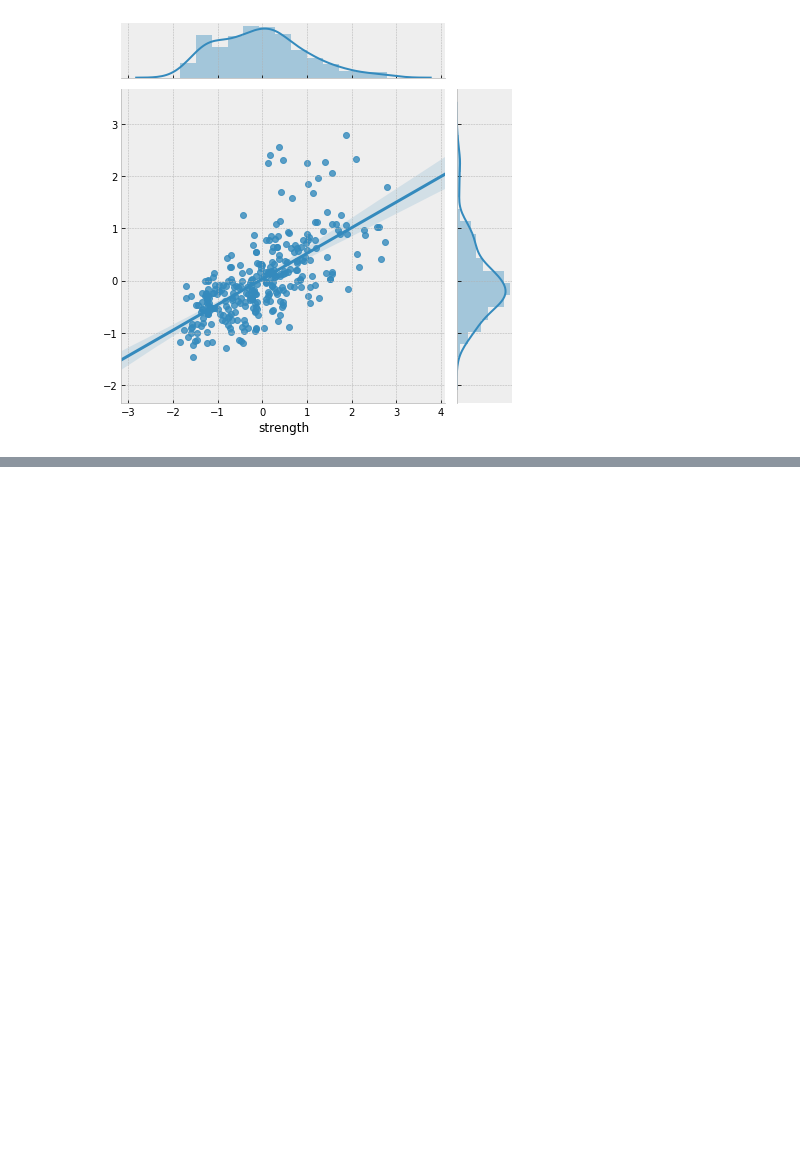
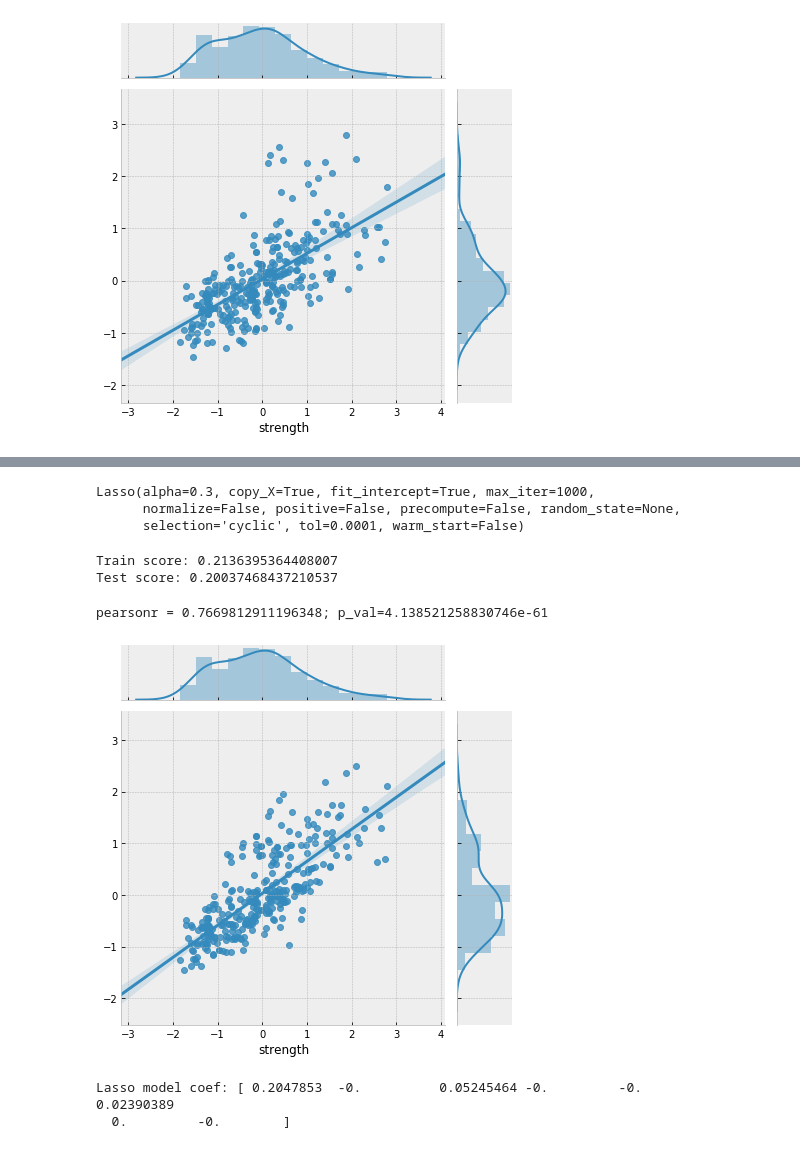
Before and after one commit to imanjunathn/FeatureEngineering, a Jupyter notebook: FMT.ipynb, the cells around one changed output, grey strips where cells are left out. Saved outputs shown, nothing was run; the diff lists cells and outputs as text; code cells hidden in the pictures; blank space fills up the shorter version.

```diff
--- a/FMT.ipynb
+++ b/FMT.ipynb
@@ -839,0 +1100,28 @@ pearsonr = 0.6486602565799491; p_val=2.772412515351945e-38
+# %%
+lasso_model = Lasso(alpha=0.3)
+lasso_model.fit(X_train,y_train)
+# %% [output]
+Lasso(alpha=0.3, copy_X=True, fit_intercept=True, max_iter=1000,
+      normalize=False, positive=False, precompute=False, random_state=None,
+      selection='cyclic', tol=0.0001, warm_start=False)
+# %%
+lasso_train_score = lasso_model.score(X_train,y_train)
+lasso_test_score = lasso_model.score(X_test,y_test)
+print(f"Train score: {lasso_train_score}")
+print(f"Test score: {lasso_test_score}")
+# %% [output]
+Train score: 0.2136395364408007
+Test score: 0.20037468437210537
+# %%
+lasso_y_pred = ridge_model.predict(X_test)
+sns.jointplot(y_test,lasso_y_pred,kind='reg')
+corr_lasso,p_val_lasso = pearsonr(y_test,lasso_y_pred)
+print(f"pearsonr = {corr_lasso}; p_val={p_val_lasso}")
+# %% [output]
+pearsonr = 0.7669812911196348; p_val=4.138521258830746e-61
+[figure, added]
+# %%
+print(f"Lasso model coef: {lasso_model.coef_}")
+# %% [output]
+Lasso model coef: [ 0.2047853  -0.          0.05245464 -0.         -0.          0.02390389
+  0.         -0.        ]
```
Also changed, not shown: parts of 47 cells of this notebook.
